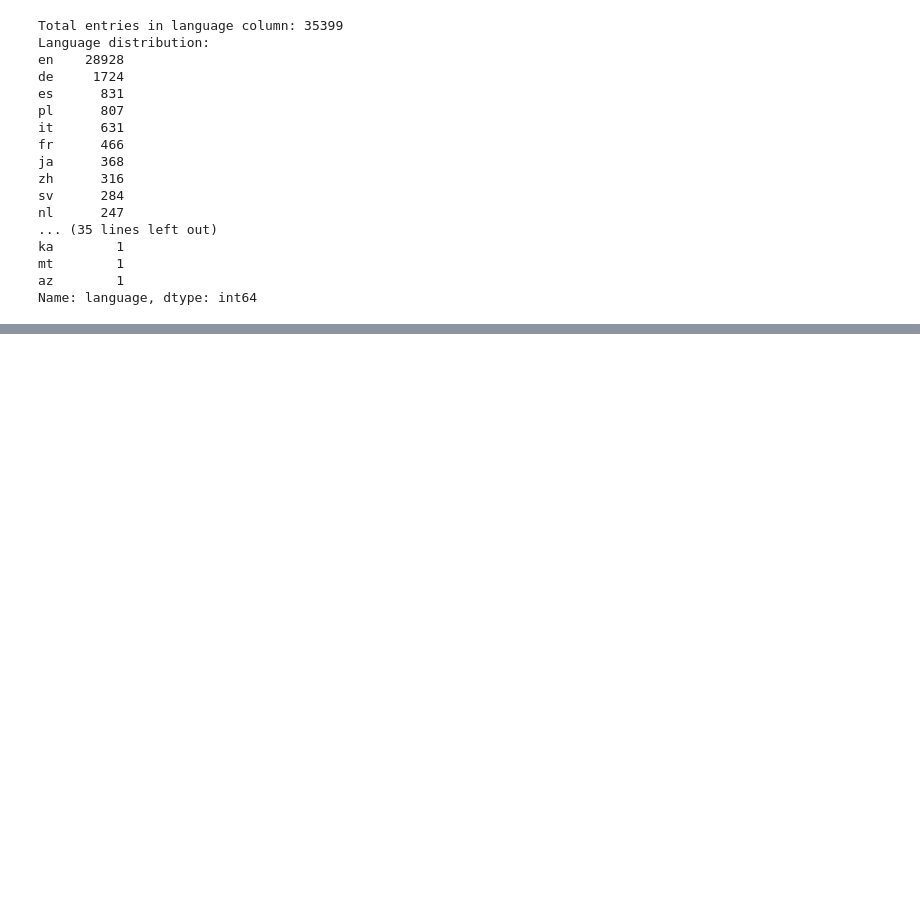
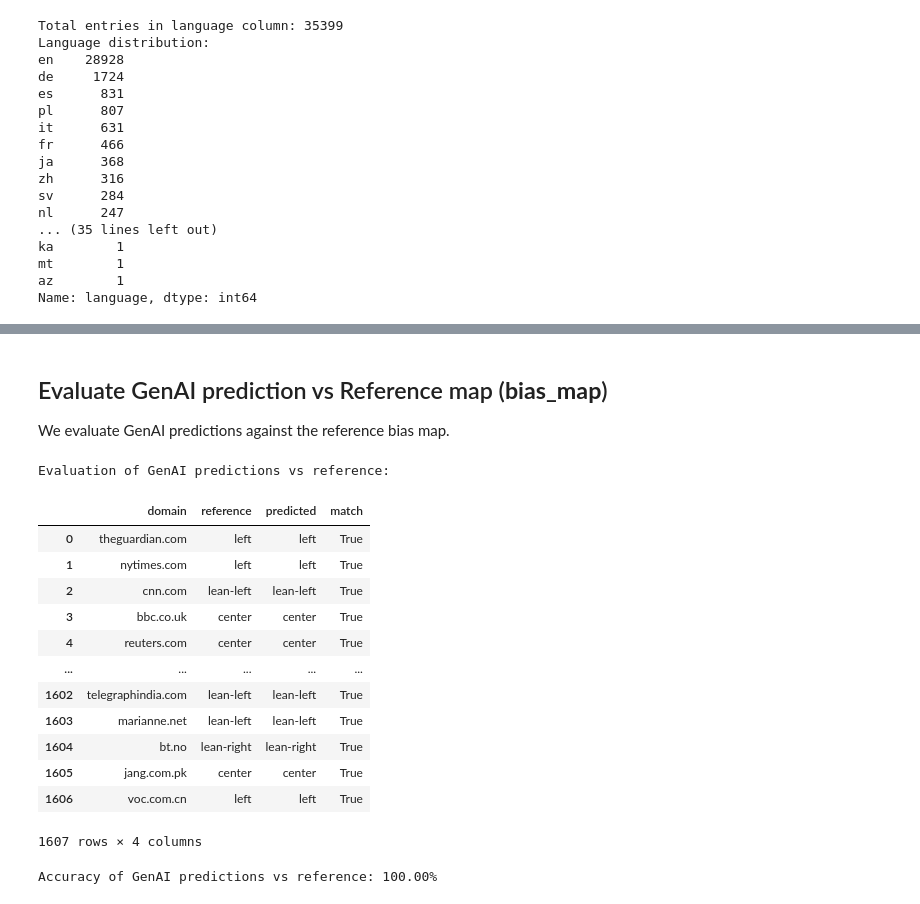
Before and after one commit to amirzon10/AI-Regulation-Discourse-in-News-A-Longitudinal-Study-Post-ChatGPT-2020-2025-, a Jupyter notebook: political_orientation.ipynb, the cells around one changed output, grey strips where cells are left out. Drawn from its saved outputs; the diff is of its cells as text; code cells hidden in the pictures; blank space fills up the shorter version.

```diff
--- a/political_orientation.ipynb
+++ b/political_orientation.ipynb
@@ -1722,9 +176,0 @@ For domains that is not listed in these reference sites, we used **Gemini/GenAI*
-# %%
-from google import genai
-
-client = genai.Client()
-
-response = client.models.generate_content(
-    model="gemini-2.5-flash", contents="what is the political orientation (central, lean left, left, lean right, right) answer only, of these domains: thecambodianews.net, naslovi.net, elnacional.cat"
-)
-print(response.text)
@@ -1736,0 +284,45 @@ And then from the GenAI results, we updated the **bias_map** lists until there's
+# %% [markdown]
+## Evaluate GenAI prediction vs Reference map (**bias_map**)
+
+We evaluate GenAI predictions against the reference bias map.
+# %%
+comparison_results = []
+
+for domain, reference_orientation in bias_map.items():
+    predicted_orientation = outlet_with_orientation.get(domain, reference_orientation)  # fallback to reference
+    is_correct = predicted_orientation == reference_orientation
+    comparison_results.append({
+        "domain": domain,
+        "reference": reference_orientation,
+        "predicted": predicted_orientation,
+        "match": is_correct
+    })
+
+evaluation_df = pd.DataFrame(comparison_results)
+
+print("\nEvaluation of GenAI predictions vs reference:")
+display(evaluation_df)
+
+accuracy = evaluation_df["match"].mean()
+print(f"\nAccuracy of GenAI predictions vs reference: {accuracy*100:.2f}%")
+
+mismatches = evaluation_df[evaluation_df["match"] == False]
+if not mismatches.empty:
+    print("\nMismatched classifications:")
+    display(mismatches)
+# %% [output]
+Evaluation of GenAI predictions vs reference:
+|  | domain | reference | predicted | match |
+| 0 | theguardian.com | left | left | True |
+| 1 | nytimes.com | left | left | True |
+| 2 | cnn.com | lean-left | lean-left | True |
+| 3 | bbc.co.uk | center | center | True |
+| 4 | reuters.com | center | center | True |
+| ... | ... | ... | ... | ... |
+| 1602 | telegraphindia.com | lean-left | lean-left | True |
+| 1603 | marianne.net | lean-left | lean-left | True |
+| 1604 | bt.no | lean-right | lean-right | True |
+| 1605 | jang.com.pk | center | center | True |
+| 1606 | voc.com.cn | left | left | True |
+1607 rows × 4 columns
+Accuracy of GenAI predictions vs reference: 100.00%
```
Also changed, not shown: parts of 32 cells of this notebook.
